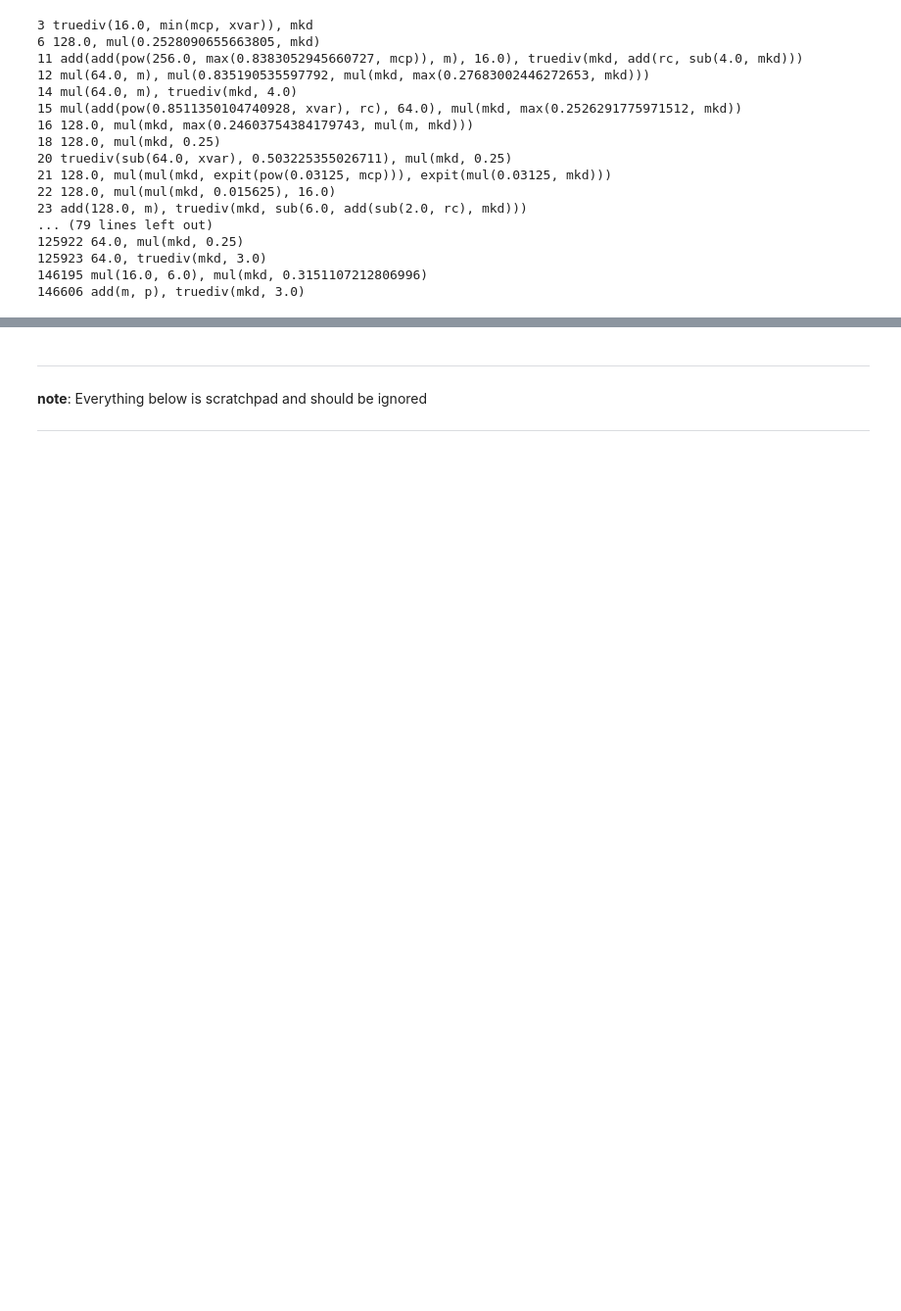
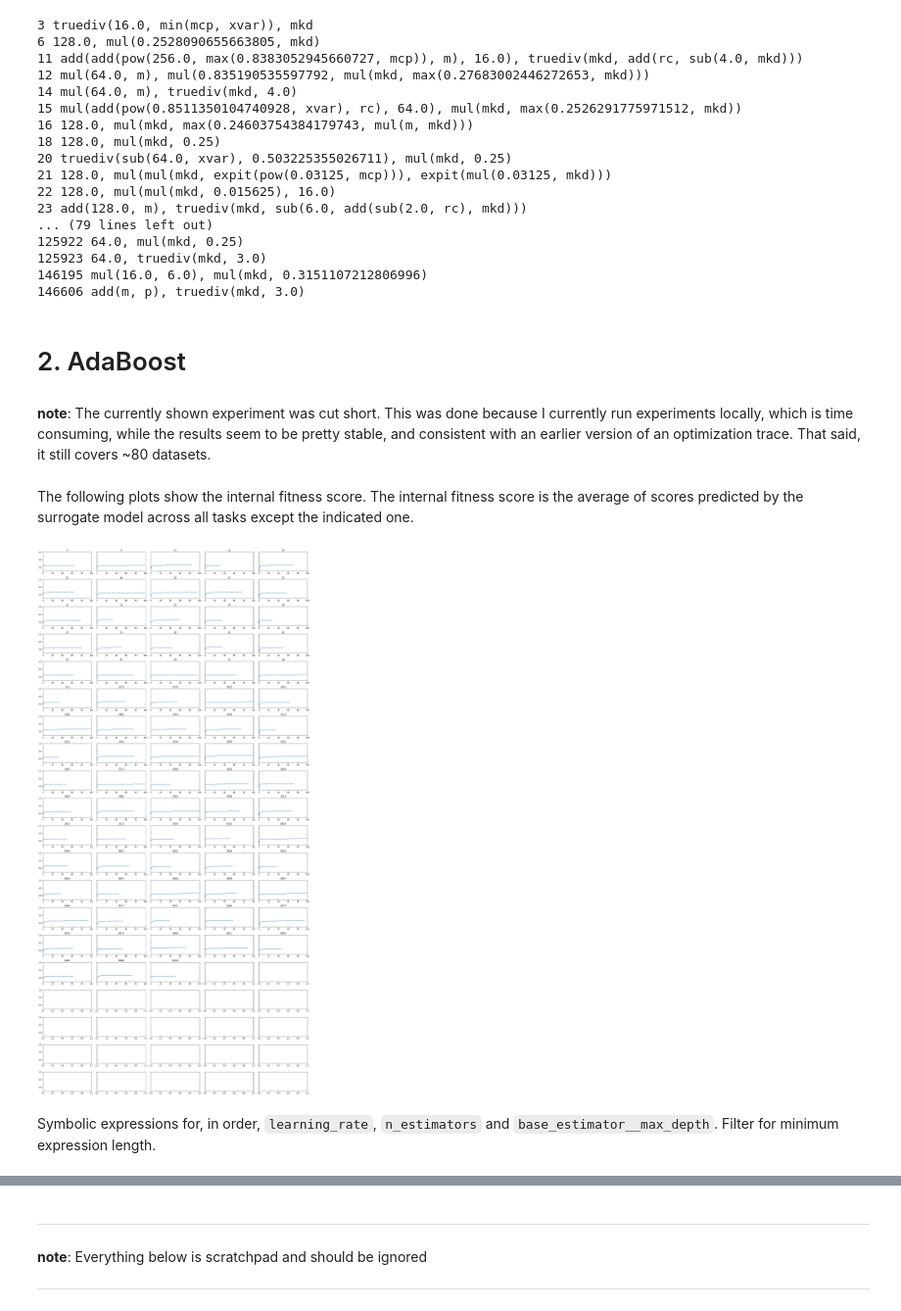
Before and after one commit to PGijsbers/symbolicdefaults, a Jupyter notebook: EvolutionaryOptimization.ipynb, the cells around one changed output, grey strips where cells are left out. Shown at 98% size. Drawn from its saved outputs; the diff is of its cells as text; code cells hidden in the pictures; blank space fills up the shorter version.

```diff
--- a/EvolutionaryOptimization.ipynb
+++ b/EvolutionaryOptimization.ipynb
@@ -102,3 +104,23 @@ for result in results:
 125923 64.0, truediv(mkd, 3.0)
 146195 mul(16.0, 6.0), mul(mkd, 0.3151107212806996)
 146606 add(m, p), truediv(mkd, 3.0)
+# %% [markdown]
+# 2. AdaBoost
+# %% [markdown]
+**note**: The currently shown experiment was cut short. This was done because I currently run experiments locally, which is time consuming, while the results seem to be pretty stable, and consistent with an earlier version of an optimization trace. That said, it still covers ~80 datasets.
+# %%
+from visualization.output_parser import parse_console_output
+results = parse_console_output("data/results/eo_ada.txt")
+# %% [markdown]
+The following plots show the internal fitness score. The internal fitness score is the average of scores predicted by the surrogate model across all tasks except the indicated one.
+# %%
+n_rows, n_cols = 20, 5
+fig, axes = plt.subplots(nrows=n_rows, ncols=n_cols, figsize=(20, 40), sharey=True)
+for i, result in enumerate(results):
+    ax = axes[i//n_cols, i % n_cols]
+    plot_result(result, ax)
+fig.tight_layout()
+# %% [output]
+[figure, added]
+# %% [markdown]
+Symbolic expressions for, in order, `learning_rate`, `n_estimators` and `base_estimator__max_depth`. Filter for minimum expression length.
```
Also changed, not shown: parts of 12 cells of this notebook.
